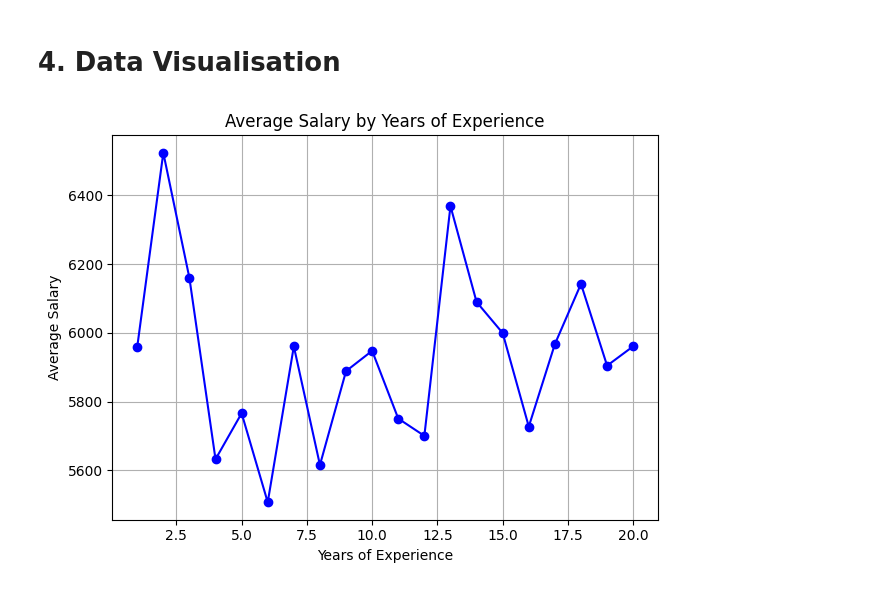
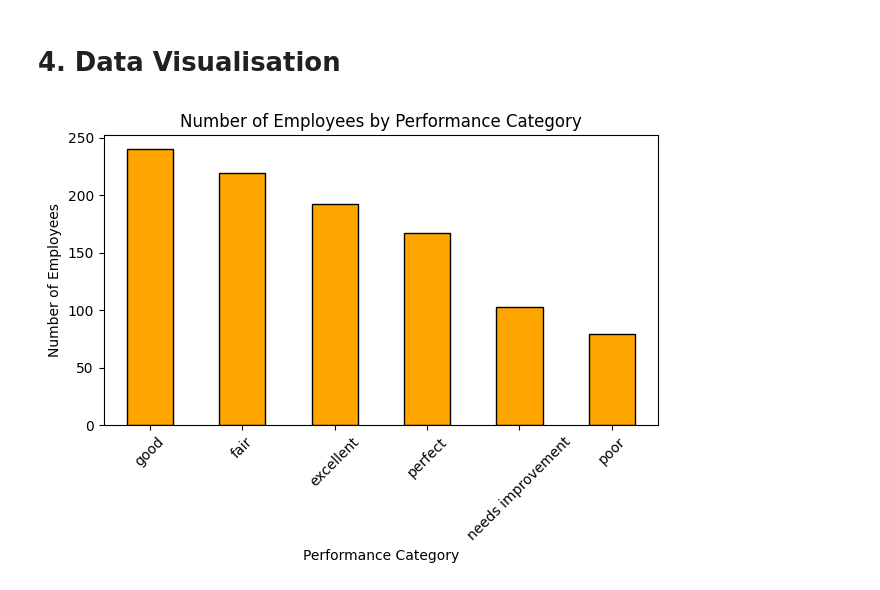
Before and after one commit to mathpoirot/Python-for-Business-Analytics-Class, a Jupyter notebook: POIROT_Mathilde_Python_PROJECT.ipynb, the cells around one changed output. Drawn from its saved outputs; the diff is of its cells as text; code cells hidden in the pictures.

```diff
--- a/POIROT_Mathilde_Python_PROJECT.ipynb
+++ b/POIROT_Mathilde_Python_PROJECT.ipynb
@@ -395,18 +414,17 @@ Correlation between Salary and Performance Score: 0.0004322226892156465
 The correlation is near 0. Thus, it is very low and it means that **Performance Score and Salary don't seem to be correlated**. Thus, employees earning a higher wage won't have a better performance than low wage employees.
 # %% [markdown]
 # **4. Data Visualisation**
-# %%
-# Calculer le salaire moyen par année d'expérience
-avg_salary_by_experience = employeep.groupby('Experience')['Salary'].mean()
-
-# Créer le line chart
-avg_salary_by_experience.plot(kind='line', marker='o', color='blue')
-
-# Ajouter des labels et un titre
-plt.xlabel('Years of Experience')
-plt.ylabel('Average Salary')
-plt.title('Average Salary by Years of Experience')
-plt.grid(True)
-plt.tight_layout()
-# %% [output]
-[figure, removed]
+# %%
+import matplotlib.pyplot as plt
+
+performance_category_count = employeep['Performance Category'].value_counts()
+
+performance_category_count.plot(kind='bar', color='orange', edgecolor='black')
+
+plt.xlabel('Performance Category')
+plt.ylabel('Number of Employees')
+plt.title('Number of Employees by Performance Category')
+plt.xticks(rotation=45)
+plt.tight_layout()
+# %% [output]
+[figure, added]
```
Also changed, not shown: parts of 15 cells of this notebook.
